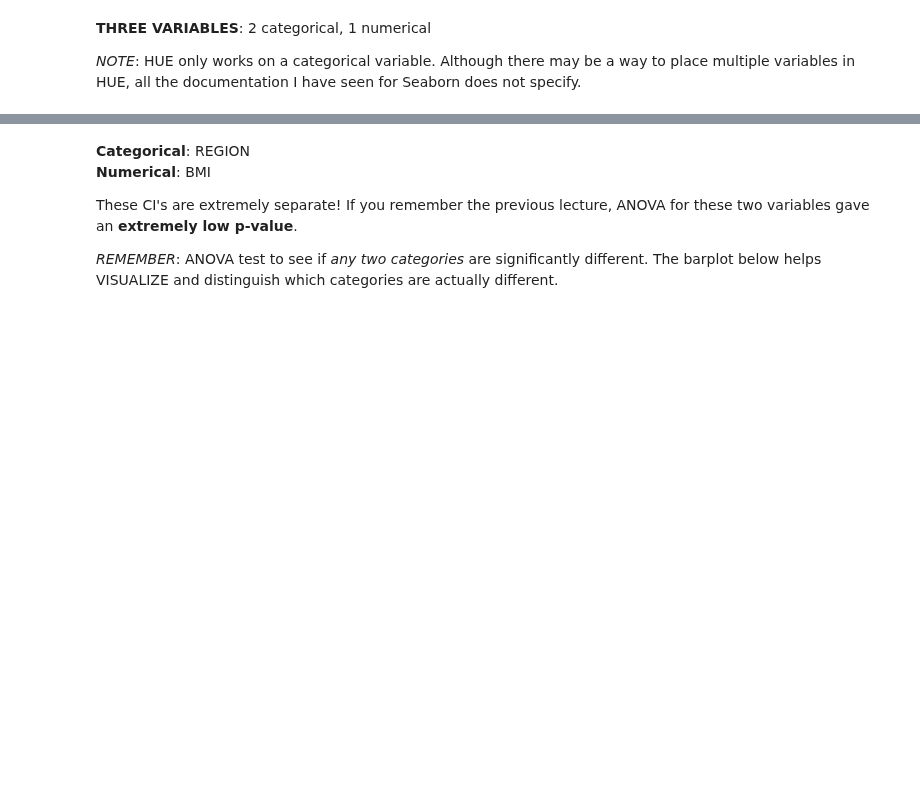
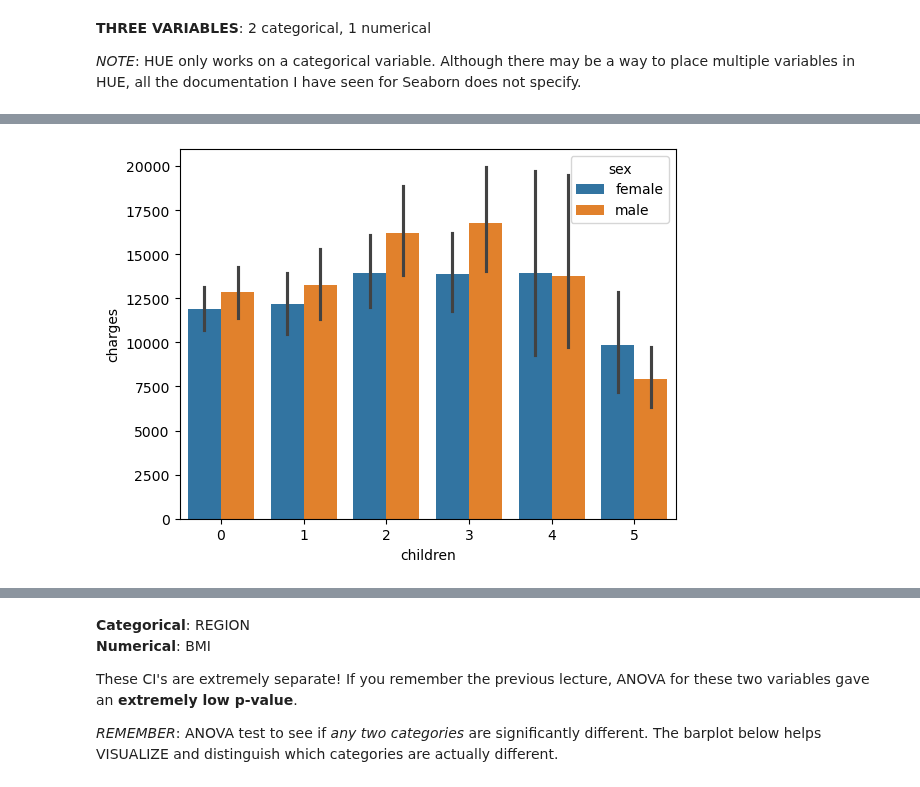
Before and after one commit to DanLightner/BUSA321, a Jupyter notebook: BUSA321/Chapter 6 - Bivariate Categorical-Numerical Visualization (barplots).ipynb, the cells around one changed output, grey strips where cells are left out. Drawn from its saved outputs; the diff is of its cells as text; code cells hidden in the pictures; blank space fills up the shorter version.

```diff
--- a/BUSA321/Chapter 6 - Bivariate Categorical-Numerical Visualization (barplots).ipynb
+++ b/BUSA321/Chapter 6 - Bivariate Categorical-Numerical Visualization (barplots).ipynb
@@ -69,0 +74,4 @@ sns.barplot(data=df, x="region", y="charges", hue='sex');
+# %%
+sns.barplot(data=df, x="children", y="charges", hue='sex');
+# %% [output]
+[figure, added]
```
Also changed, not shown: parts of 11 cells of this notebook.
